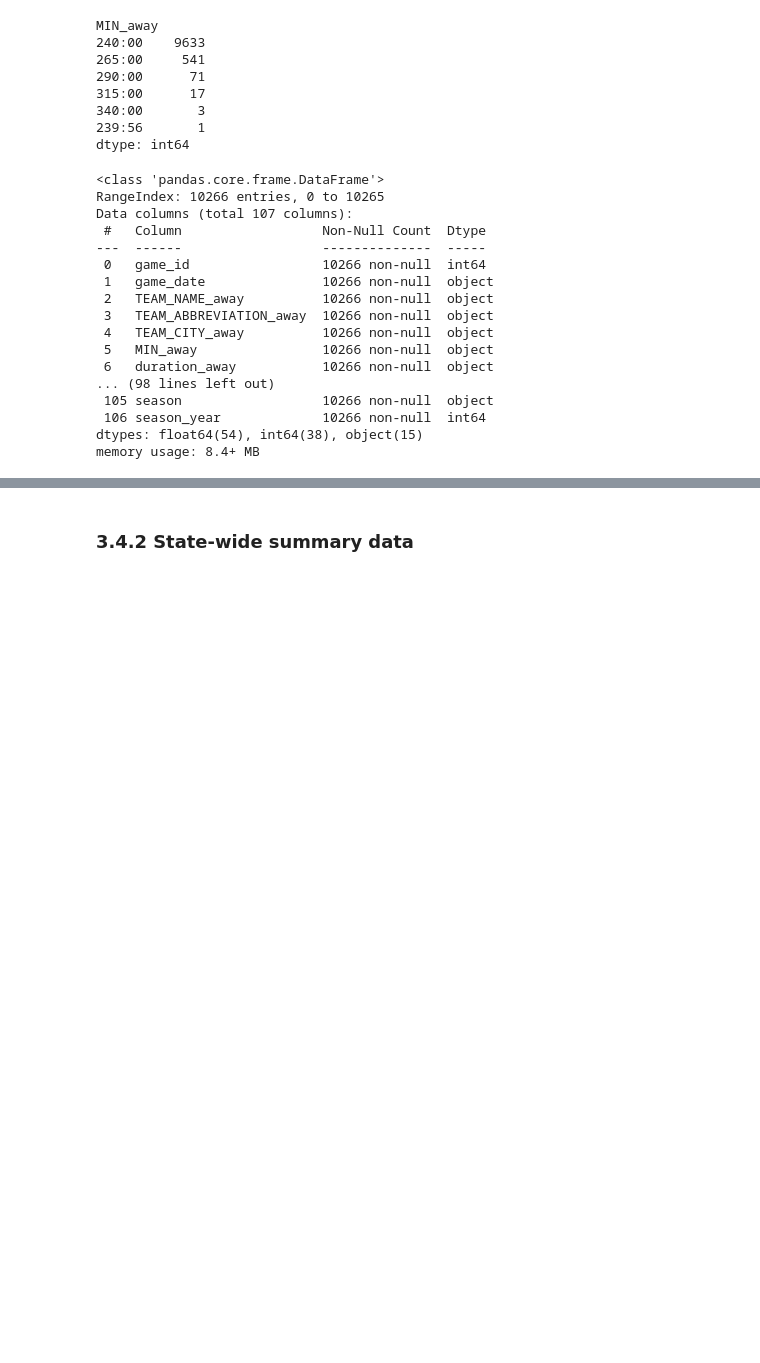
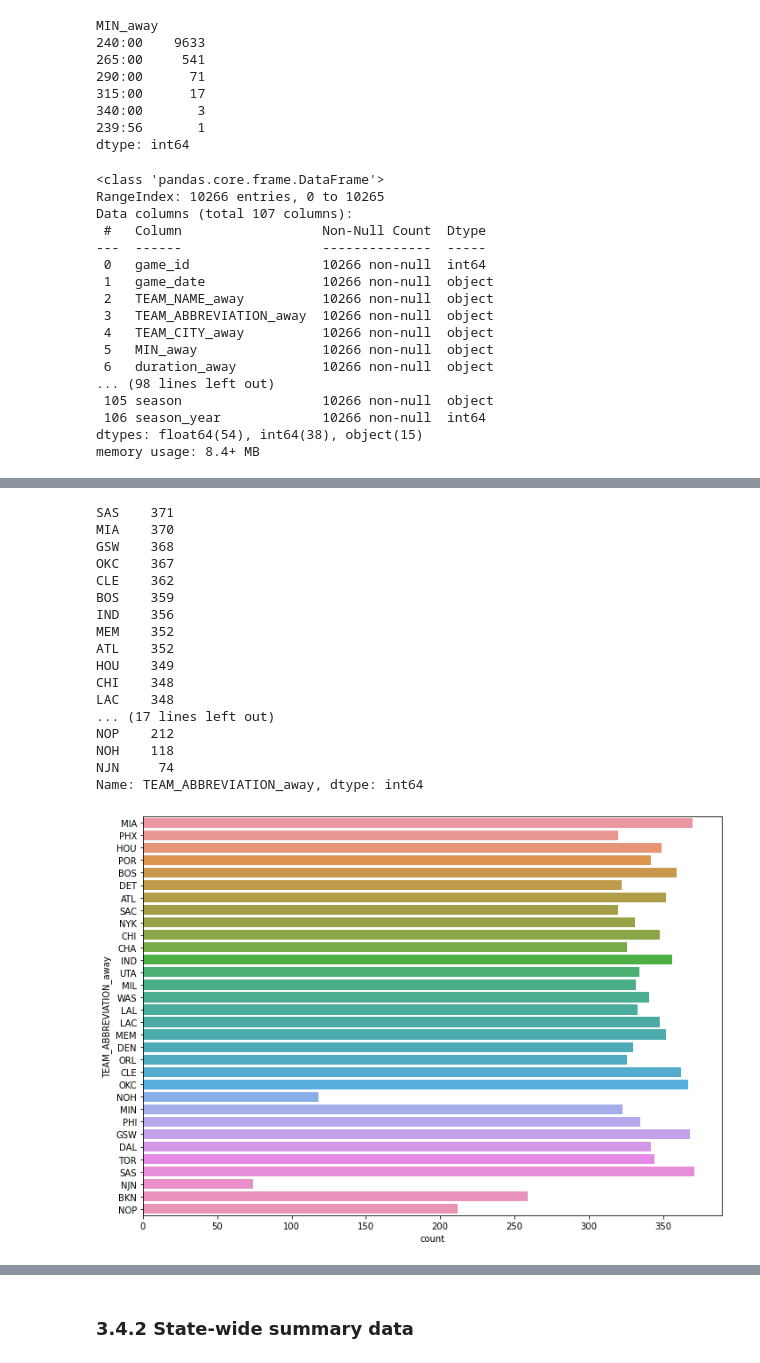
Before and after one commit to pauljacob/DSCapstone2, a Jupyter notebook: 03_Exploratory_Data_Analysis/03_exploratory_data_analysis.ipynb, the cells around one changed output, grey strips where cells are left out. Drawn from its saved outputs; the diff is of its cells as text; code cells hidden in the pictures; blank space fills up the shorter version.

```diff
--- a/03_Exploratory_Data_Analysis/03_exploratory_data_analysis.ipynb
+++ b/03_Exploratory_Data_Analysis/03_exploratory_data_analysis.ipynb
@@ -145,0 +257,28 @@ df.describe().T
+# %%
+if (i < col_list_len):
+    #get counts of each variable value
+    print(df_cat[col_list[i]].value_counts())
+    #count plot for one variable
+    a4_dims = (11.7, 8.27)
+    fig, ax = plt.subplots(figsize=a4_dims)
+    sns.countplot(data = df_cat, y = col_list[i], ax = ax)
+    i = i + 1
+# %% [output]
+SAS    371
+MIA    370
+GSW    368
+OKC    367
+CLE    362
+BOS    359
+IND    356
+MEM    352
+ATL    352
+HOU    349
+CHI    348
+LAC    348
+... (17 lines left out)
+NOP    212
+NOH    118
+NJN     74
+Name: TEAM_ABBREVIATION_away, dtype: int64
+[figure, added]
```
Also changed, not shown: parts of 65 cells of this notebook, 8 other files.
